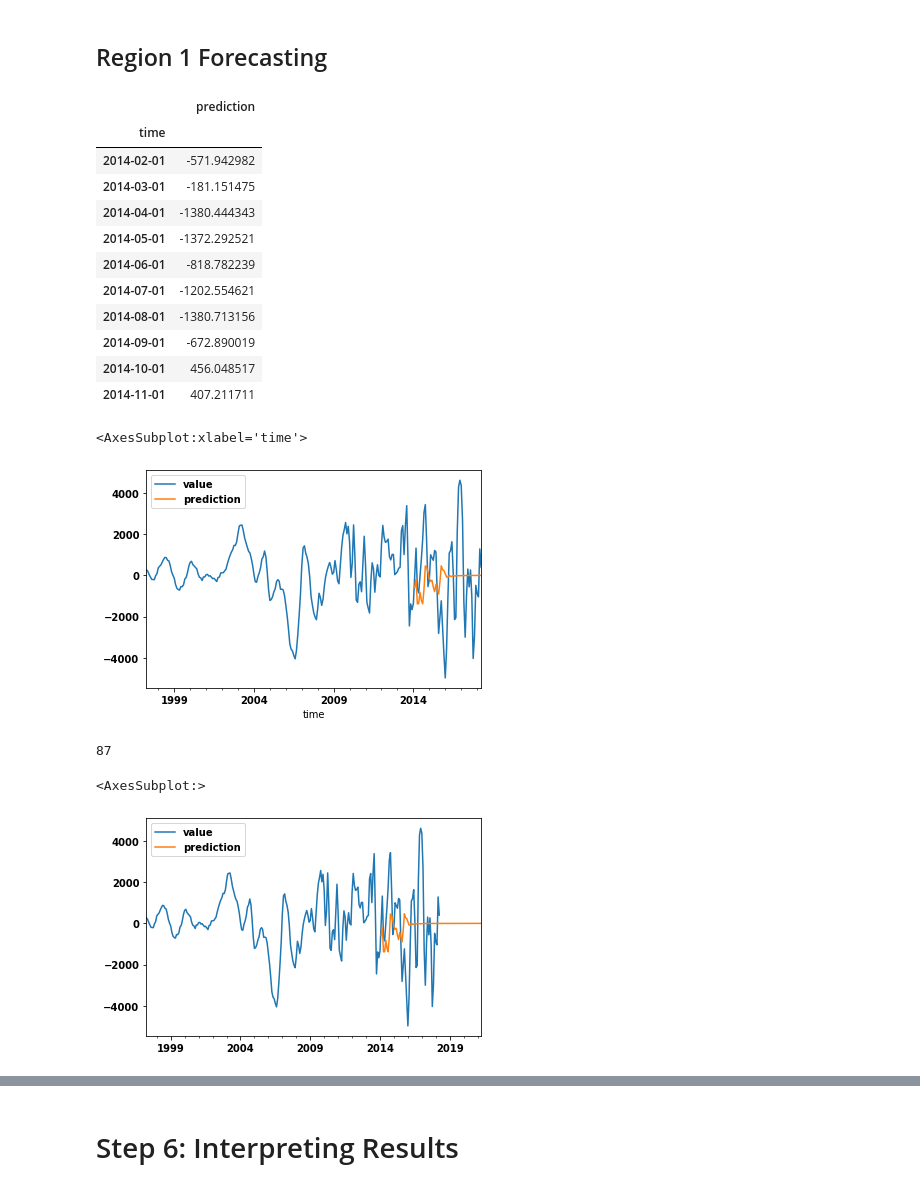
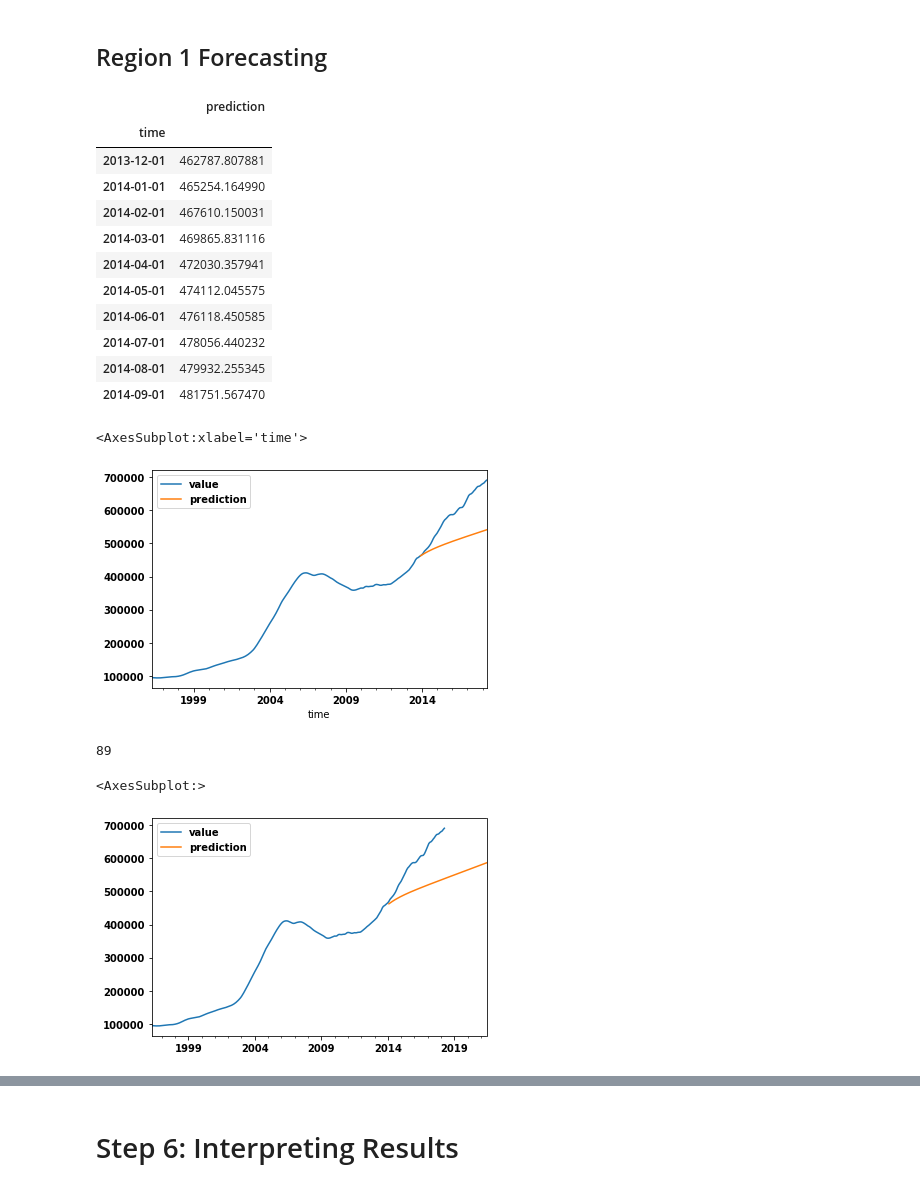
Before and after one commit to yehcolum/ZillowTimeSeries, a Jupyter notebook: time-series/Zillow Data Time Series Analysis.ipynb, the cells around one changed output, grey strips where cells are left out. Drawn from its saved outputs; the diff is of its cells as text; code cells hidden in the pictures.

Commit message:
ROI forecast

```diff
--- a/time-series/Zillow Data Time Series Analysis.ipynb
+++ b/time-series/Zillow Data Time Series Analysis.ipynb
@@ -801,10 +801,10 @@ ax.legend(bbox_to_anchor=[1,1]);
 # %% [output]
 [figure]
 # %%
-r1_autoarima = auto_arima(r1_train, start_p=0, start_q=0, m=12, d=0,
+r1_autoarima = auto_arima(r1_train, start_p=0, start_q=0, d=None,
                           information_criterion='aic', max_d=3, max_q=3,
-                          max_p=3, start_P=0, start_Q=0, D=0, max_P=3, max_Q=3,
-                          max_D=3, seasonal=True, trace=True, stepwise=True
+                          max_p=3, start_P=0, start_Q=0, D=None, max_P=3, max_Q=3,
+                          max_D=3, trace=True, stepwise=True
 
                          )
 # %% [output]
@@ -1527,26 +1398,26 @@ r1_forecastdf.head(10)
 # %% [output]
 |  | prediction |
 | time |  |
-| 2014-02-01 | -571.942982 |
-| 2014-03-01 | -181.151475 |
-| 2014-04-01 | -1380.444343 |
-| 2014-05-01 | -1372.292521 |
-| 2014-06-01 | -818.782239 |
-| 2014-07-01 | -1202.554621 |
-| 2014-08-01 | -1380.713156 |
-| 2014-09-01 | -672.890019 |
-| 2014-10-01 | 456.048517 |
-| 2014-11-01 | 407.211711 |
+| 2013-12-01 | 462787.807881 |
+| 2014-01-01 | 465254.164990 |
+| 2014-02-01 | 467610.150031 |
+| 2014-03-01 | 469865.831116 |
+| 2014-04-01 | 472030.357941 |
+| 2014-05-01 | 474112.045575 |
+| 2014-06-01 | 476118.450585 |
+| 2014-07-01 | 478056.440232 |
+| 2014-08-01 | 479932.255345 |
+| 2014-09-01 | 481751.567470 |
 # %%
-pd.concat([r1_roll_diff['value'], r1_forecastdf], axis=1).plot()
+pd.concat([melted_r1['value'], r1_forecastdf], axis=1).plot()
 # %% [output]
 <AxesSubplot:xlabel='time'>
-[figure, old version]
+[figure, new version]
 # %%
 periods = r1_forecastdf.shape[0] + 36
 periods
 # %% [output]
-87
+89
 # %%
 r1_future_forecast = r1_autoarima.predict(n_periods=periods,
                                          return_conf_int=True)
@@ -1560,8 +1431,8 @@ r1_forecast_range = pd.date_range(start='2014-02-01',
 r1_future_forecastdf = pd.DataFrame(r1_future_forecast[0], index=r1_forecast_range,
                                    columns=['prediction'])
 # %%
-r1_combo = pd.concat([r1_roll_diff['value'], r1_future_forecastdf], axis=1)
+r1_combo = pd.concat([melted_r1['value'], r1_future_forecastdf], axis=1)
 r1_combo.plot()
 # %% [output]
 <AxesSubplot:>
-[figure, old version]
+[figure, new version]
```
Also changed, not shown: parts of 46 cells of this notebook.
